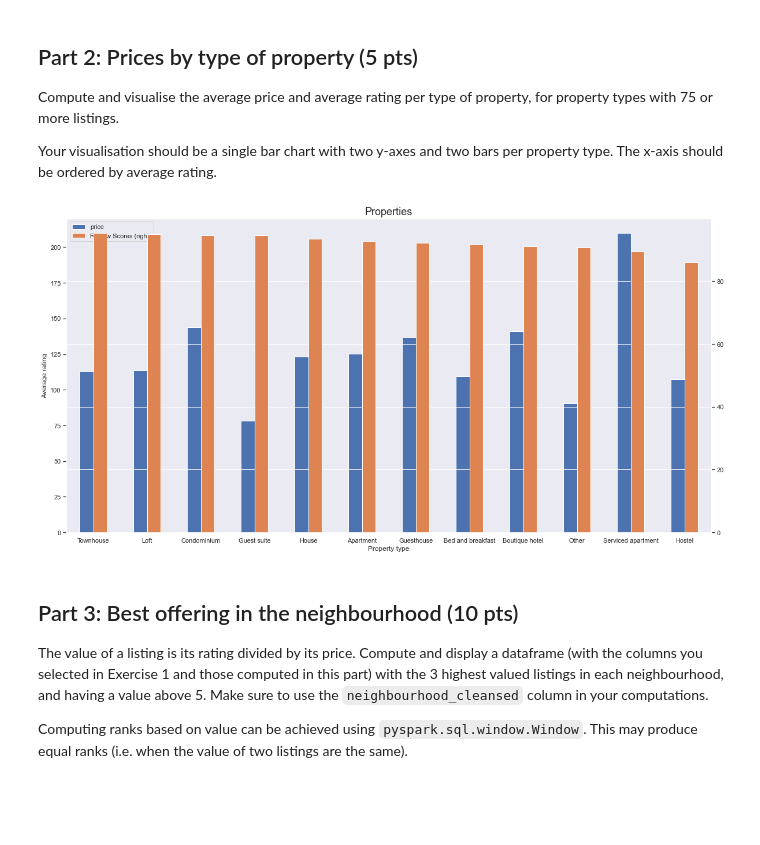
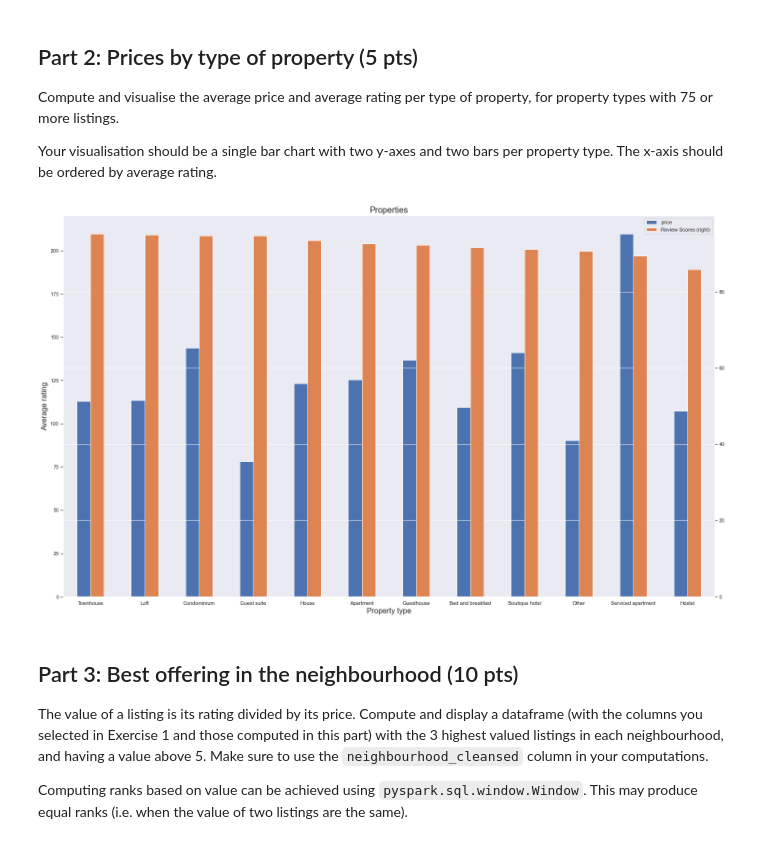
Before and after one commit to georgezefko/02807_Computational_tools_for_DS, a Jupyter notebook: 02807_Project_2.ipynb, the cells around one changed output. Drawn from its saved outputs; the diff is of its cells as text; code cells hidden in the pictures; blank space fills up the shorter version.

Commit message:
modify plots, optimize part 3

```diff
--- a/02807_Project_2.ipynb
+++ b/02807_Project_2.ipynb
@@ -394,21 +369,23 @@ Your visualisation should be a single bar chart with two y-axes and two bars per
 # %%
 # your code goes here
 price_property = df_listings_london.groupBy('property_type') \
                                     .agg(F.avg('price').alias('price'),
                                          F.avg('review_scores_rating').alias('Review Scores'))\
                                     .filter(F.count('id')>75).toPandas()
                                     #.sort(F.desc(F.avg('review_scores_rating'))) \
 
 
 
 _=price_property.set_index('property_type').sort_values(ascending=False,by='Review Scores')\
-                        .plot( kind= 'bar' , secondary_y= 'Review Scores' , rot= 0 ,figsize=(20,10))
+                        .plot( kind= 'bar' , secondary_y= 'Review Scores' , rot= 0 ,figsize=(25,15))
 plt.title('Properties',fontsize=18)
-_.set_xlabel("Property type")
-_.set_ylabel("Average rating")
+_.set_xlabel("Property type",fontsize=16)
+_.set_ylabel("Average rating",fontsize=16)
+
+
 plt.show()
 # %% [output]
-[figure, old version]
+[figure, new version]
 # %% [markdown]
 ## Part 3: Best offering in the neighbourhood (10 pts)
 
```
Also changed, not shown: parts of 27 cells of this notebook.
